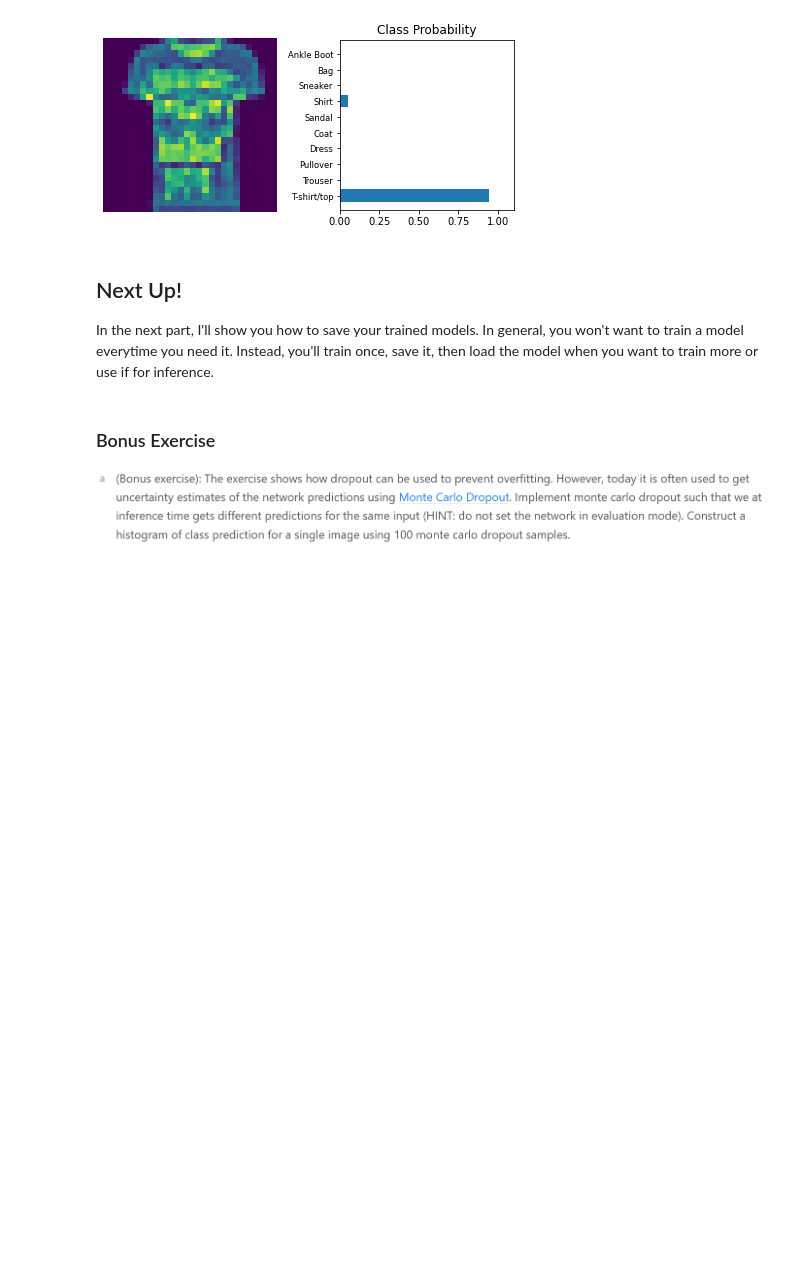
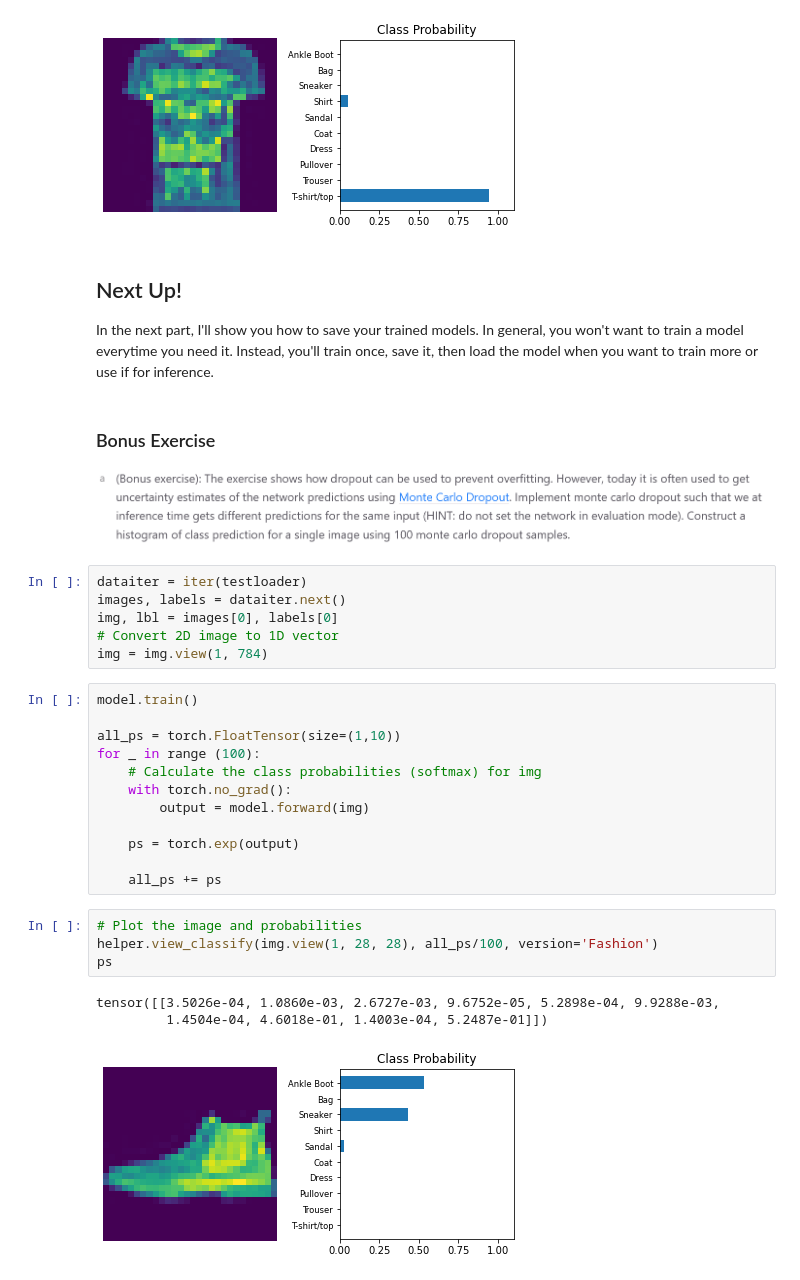
Before and after one commit to LaurineDargaud/dtu_mlops, a Jupyter notebook: s1_getting_started/exercise_files/5_Inference_and_Validation.ipynb, the cells around one changed output. Cells and saved outputs as stored; diff of their text form; blank space fills up the shorter version.

```diff
--- a/s1_getting_started/exercise_files/5_Inference_and_Validation.ipynb
+++ b/s1_getting_started/exercise_files/5_Inference_and_Validation.ipynb
@@ -312,3 +312,29 @@ In the next part, I'll show you how to save your trained models. In general, you
 ### Bonus Exercise
 
 ![image.png](attachment:image.png)
+# %%
+dataiter = iter(testloader)
+images, labels = dataiter.next()
+img, lbl = images[0], labels[0]
+# Convert 2D image to 1D vector
+img = img.view(1, 784)
+# %%
+model.train()
+
+all_ps = torch.FloatTensor(size=(1,10))
+for _ in range (100):
+    # Calculate the class probabilities (softmax) for img
+    with torch.no_grad():
+        output = model.forward(img)
+
+    ps = torch.exp(output)
+
+    all_ps += ps
+# %%
+# Plot the image and probabilities
+helper.view_classify(img.view(1, 28, 28), all_ps/100, version='Fashion')
+ps
+# %% [output]
+tensor([[3.5026e-04, 1.0860e-03, 2.6727e-03, 9.6752e-05, 5.2898e-04, 9.9288e-03,
+         1.4504e-04, 4.6018e-01, 1.4003e-04, 5.2487e-01]])
+[figure, added]
```
Also changed, not shown: parts of 1 cell of this notebook.
